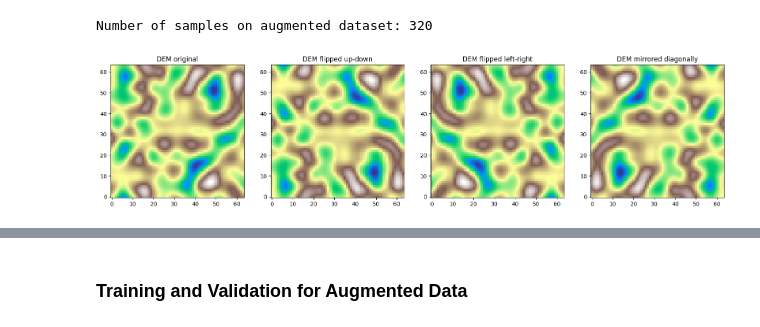
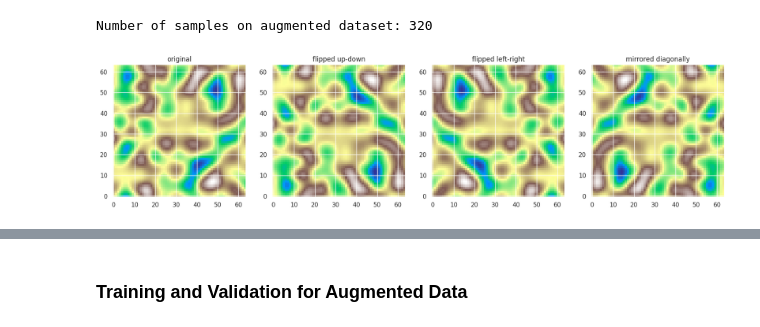
Before and after one commit to SjoCno/Flood-5, a Jupyter notebook: notebooks/Sensitivity_Analysis.ipynb, the cells around one changed output, grey strips where cells are left out. Drawn from its saved outputs; the diff is of its cells as text; code cells hidden in the pictures.

```diff
--- a/notebooks/Sensitivity_Analysis.ipynb
+++ b/notebooks/Sensitivity_Analysis.ipynb
@@ -44,6 +44,15 @@ from tqdm import tqdm
 from loader import load_dataset
 from functions import *
 
+from cycler import cycler
+import seaborn as sns
+import time
+
+# Set the color scheme
+sns.set_theme()
+colors = ['#0076C2', '#EC6842', '#A50034', '#009B77', '#FFB81C', '#E03C31', '#6CC24A', '#EF60A3', '#0C2340', '#00B8C8', '#6F1D77']
+plt.rcParams['axes.prop_cycle'] = cycler(color=colors)
+
 # use GPU
 device = torch.device('cuda' if torch.cuda.is_available() else 'cpu')
 # %% [markdown]
@@ -330,18 +387,18 @@ Number of samples on augmented dataset: 320
 # %%
 number_grids = 64
 fig, axs = plt.subplots(1, 4, figsize=(20, 5))
 
 axs[0].imshow(aug_dataset[0]['Input'][0].reshape(number_grids,number_grids), cmap='terrain', origin='lower')
-axs[0].set_title('DEM original')
+axs[0].set_title('original')
 
 axs[1].imshow(aug_dataset[80]['Input'][0].reshape(number_grids,number_grids), cmap='terrain', origin='lower')
-axs[1].set_title('DEM flipped up-down')
+axs[1].set_title('flipped up-down')
 
 axs[2].imshow(aug_dataset[81]['Input'][0].reshape(number_grids,number_grids), cmap='terrain', origin='lower')
-axs[2].set_title('DEM flipped left-right')
+axs[2].set_title('flipped left-right')
 
 axs[3].imshow(aug_dataset[82]['Input'][0].reshape(number_grids,number_grids), cmap='terrain', origin='lower')
-axs[3].set_title('DEM mirrored diagonally')
+axs[3].set_title('mirrored diagonally')
 plt.show()
 # %% [output]
-[figure, old version]
+[figure, new version]
```
Also changed, not shown: parts of 13 cells of this notebook, 2 other files.
